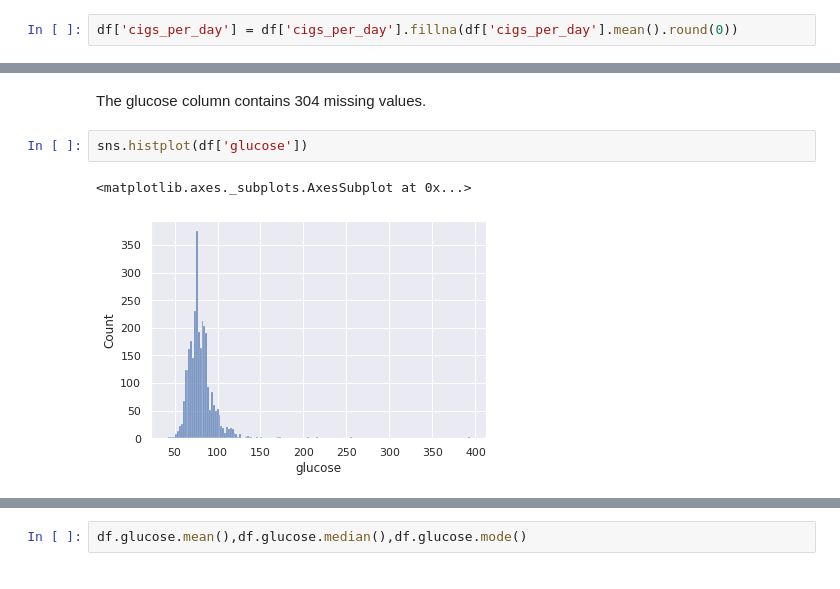
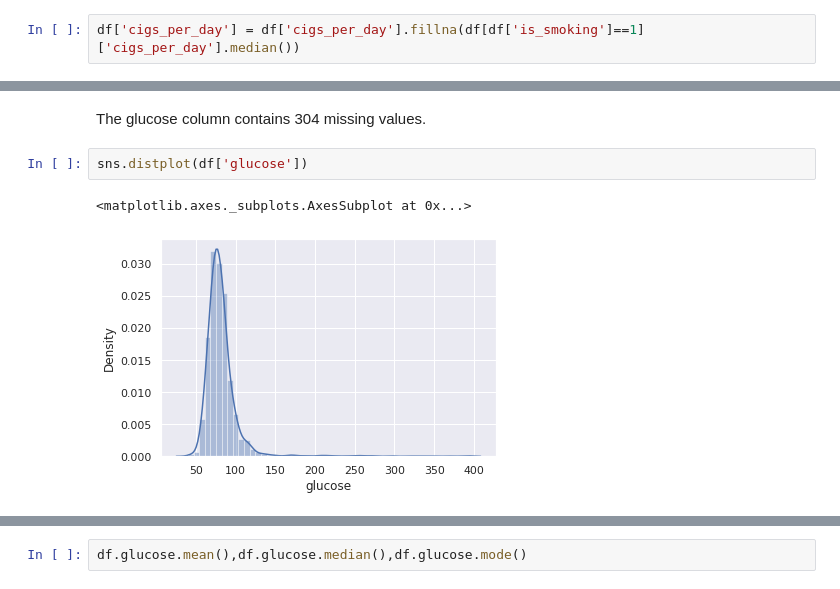
Before and after one commit to shaloy-lewis/cardiovascular_risk_prediction, a Jupyter notebook: Cardiovascular_Risk_Prediction_Shaloy_Lewis.ipynb, the cells around one changed output, grey strips where cells are left out. Cells and saved outputs as stored; diff of their text form.

```diff
--- a/Cardiovascular_Risk_Prediction_Shaloy_Lewis.ipynb
+++ b/Cardiovascular_Risk_Prediction_Shaloy_Lewis.ipynb
@@ -223,5 +240,5 @@ df[df['cigs_per_day'].isna()]
 # %%
-df['cigs_per_day'] = df['cigs_per_day'].fillna(df['cigs_per_day'].mean().round(0))
+df['cigs_per_day'] = df['cigs_per_day'].fillna(df[df['is_smoking']==1]['cigs_per_day'].median())
 # %%
 # Checking for any wrong entries where the patient is not a smoker
 # and cigarettes per day above 0
@@ -296,7 +328,7 @@ df.glucose.isna().sum()
 # %% [markdown]
 The glucose column contains 304 missing values.
 # %%
-sns.histplot(df['glucose'])
+sns.distplot(df['glucose'])
 # %% [output]
 <matplotlib.axes._subplots.AxesSubplot at 0x...>
-[figure, old version]
+[figure, new version]
```
Also changed, not shown: parts of 18 cells of this notebook.
